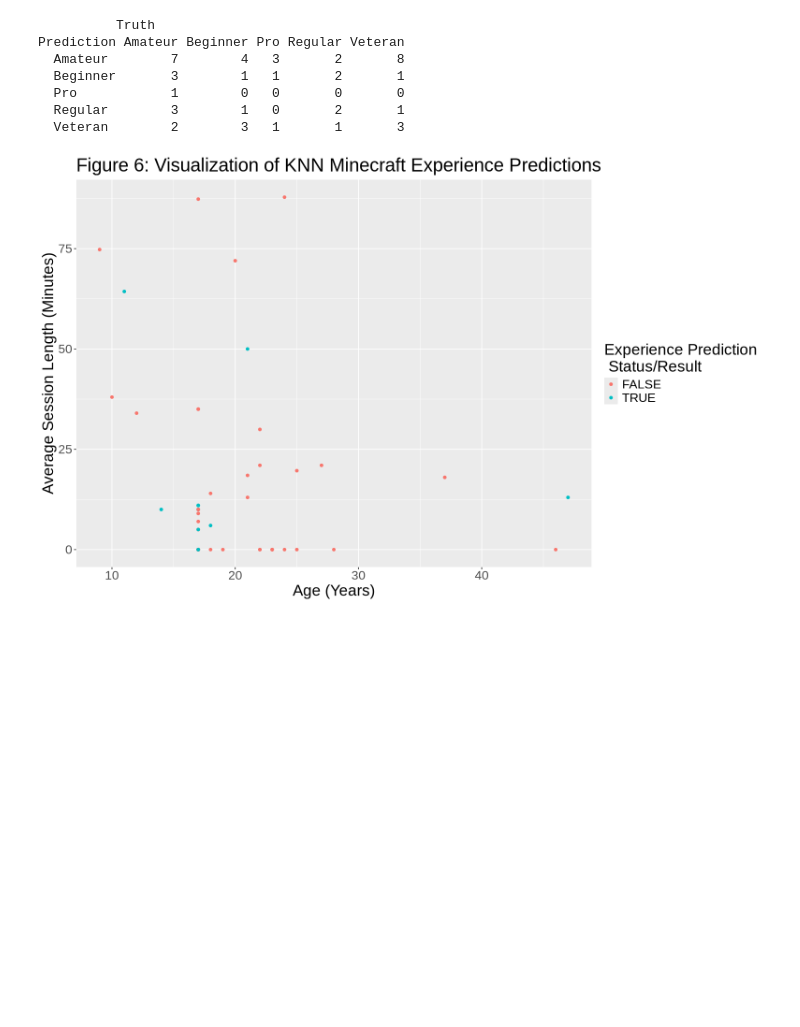
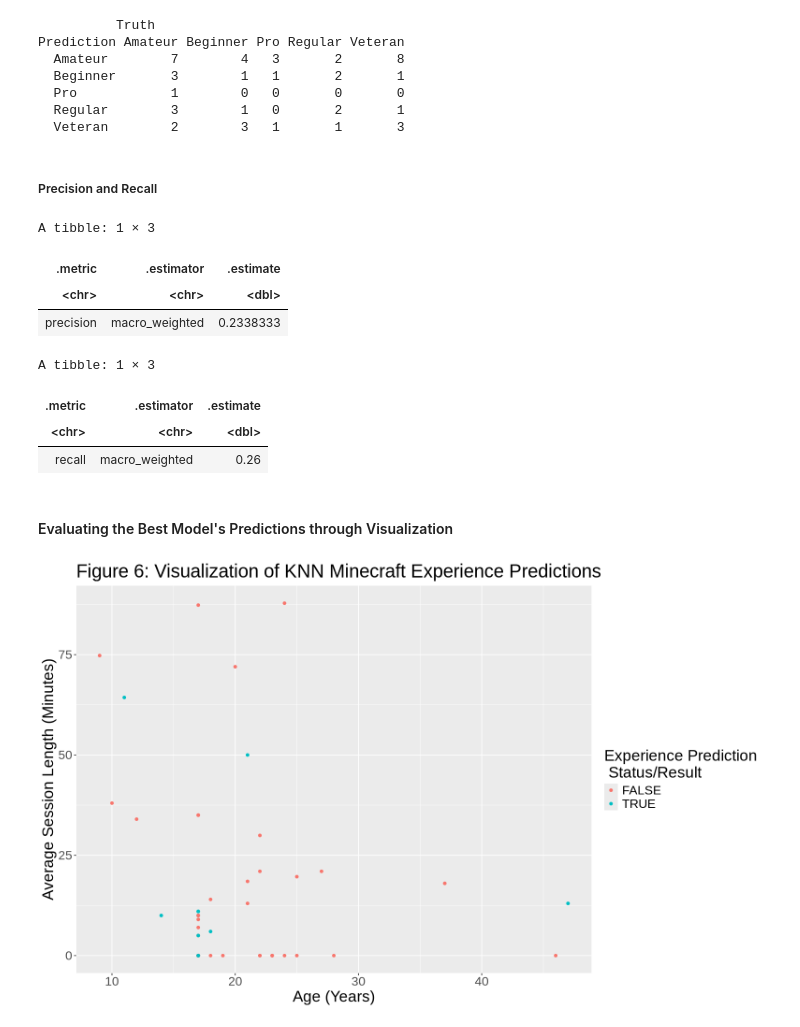
Before and after one commit to vckytn22/DSCI-100-Final-Report-Group-Project-004-27-, a Jupyter notebook: final_report_004_27.ipynb, the cells around one changed output. Drawn from its saved outputs; the diff is of its cells as text; code cells hidden in the pictures; blank space fills up the shorter version.

Commit message:
Added in rest of the creating KNN classification model steps, Sun's part on discussion, precision and recall, and explained the fix of excessive NA values.

```diff
--- a/final_report_004_27.ipynb
+++ b/final_report_004_27.ipynb
@@ -381,6 +409,31 @@ Prediction Amateur Beginner Pro Regular Veteran
   Pro            1        0   0       0       0
   Regular        3        1   0       2       1
   Veteran        2        3   1       1       3
+# %% [markdown]
+##### Precision and Recall
+# %%
+experience_metrics_precision <- precision(experience_predictions,
+    truth = experience,
+    estimate = .pred_class,
+    estimator = "macro_weighted")
+experience_metrics_precision
+
+experience_metrics_recall <- recall(experience_predictions,
+    truth = experience,
+    estimate = .pred_class,
+    estimator = "macro_weighted")
+experience_metrics_recall
+# %% [output]
+A tibble: 1 × 3
+| .metric | .estimator | .estimate |
+| <chr> | <chr> | <dbl> |
+| precision | macro_weighted | 0.2338333 |
+A tibble: 1 × 3
+| .metric | .estimator | .estimate |
+| <chr> | <chr> | <dbl> |
+| recall | macro_weighted | 0.26 |
+# %% [markdown]
+#### Evaluating the Best Model's Predictions through Visualization
 # %%
 options(repr.plot.width = 13, repr.plot.height = 8)
 
```
Also changed, not shown: parts of 10 cells of this notebook.
